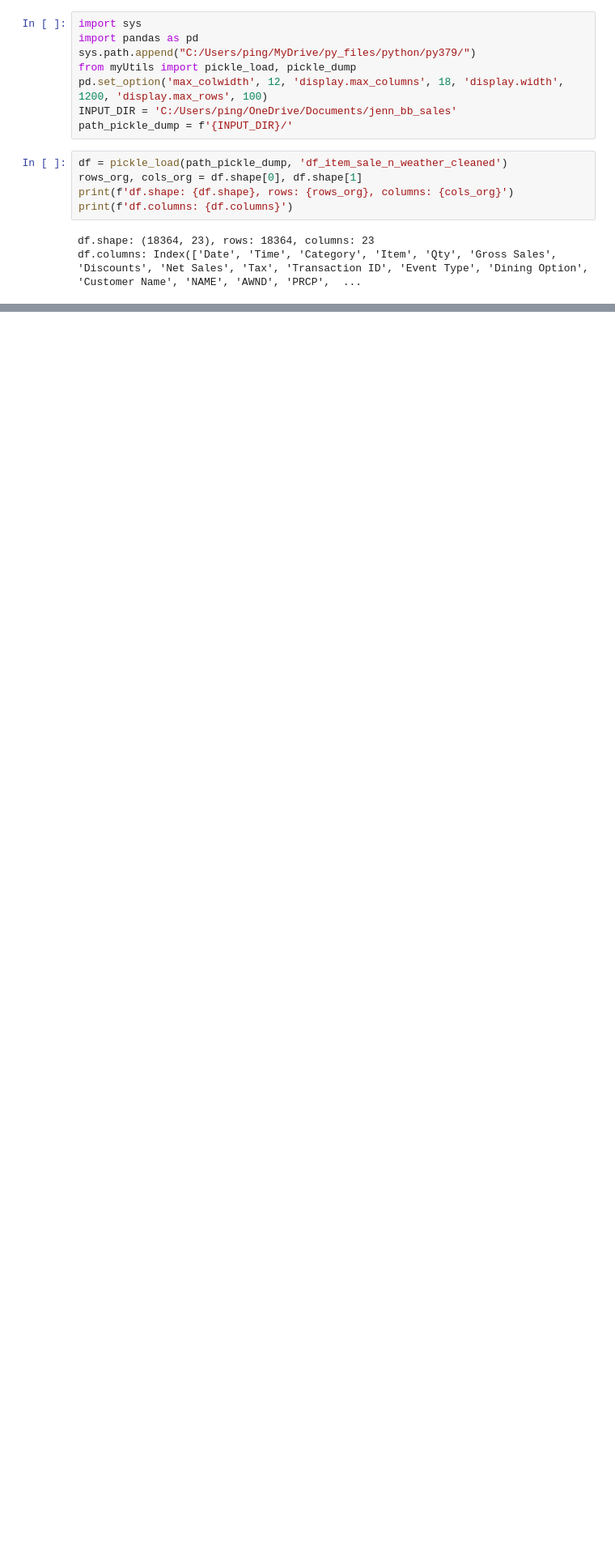
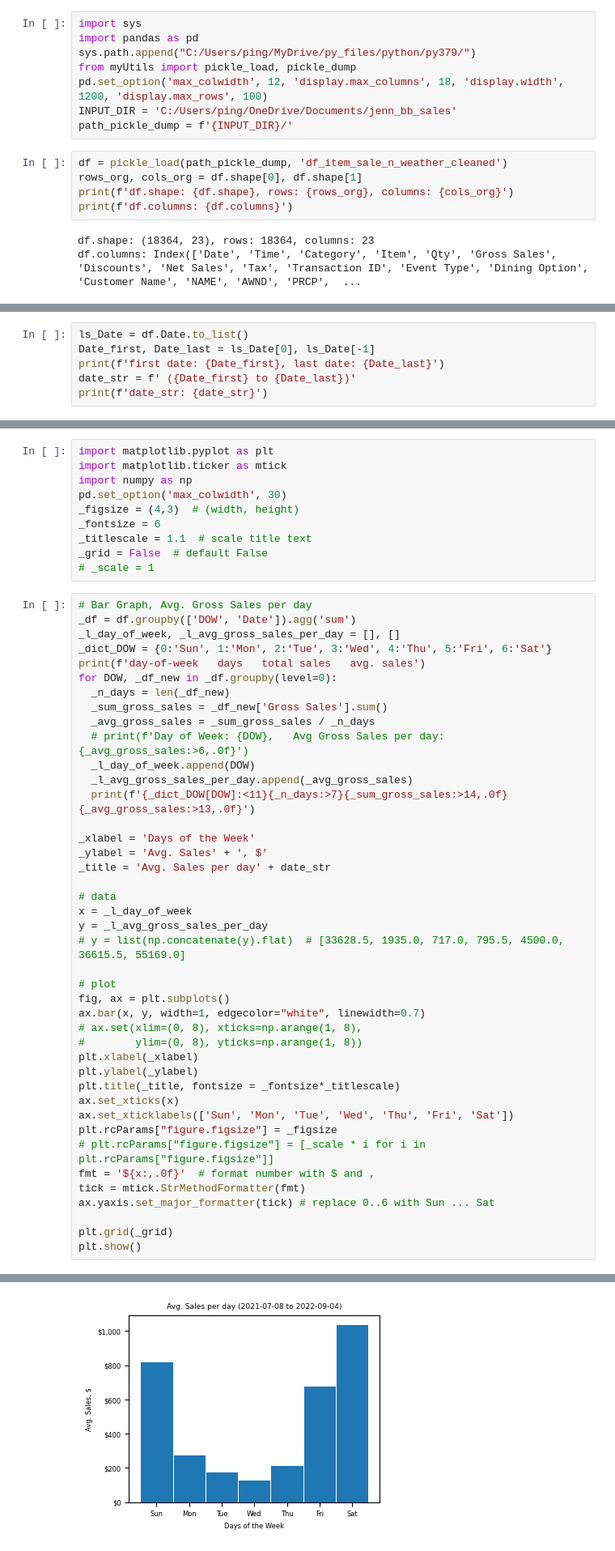
Before and after one commit to pympk/py379, a Jupyter notebook: bb/item_sale_group.ipynb, the cells around one changed output, grey strips where cells are left out. Shown at 81% size. Drawn from its saved outputs; the diff is of its cells as text; blank space fills up the shorter version.

```diff
--- a/bb/item_sale_group.ipynb
+++ b/bb/item_sale_group.ipynb
@@ -186,0 +31,6 @@ df1
+# %%
+ls_Date = df.Date.to_list()
+Date_first, Date_last = ls_Date[0], ls_Date[-1]
+print(f'first date: {Date_first}, last date: {Date_last}')
+date_str = f' ({Date_first} to {Date_last})'
+print(f'date_str: {date_str}')
@@ -186,0 +64,53 @@ df1
+# %%
+import matplotlib.pyplot as plt
+import matplotlib.ticker as mtick
+import numpy as np
+pd.set_option('max_colwidth', 30)
+_figsize = (4,3)  # (width, height)
+_fontsize = 6
+_titlescale = 1.1  # scale title text
+_grid = False  # default False
+# _scale = 1
+# %%
+# Bar Graph, Avg. Gross Sales per day
+_df = df.groupby(['DOW', 'Date']).agg('sum')
+_l_day_of_week, _l_avg_gross_sales_per_day = [], []
+_dict_DOW = {0:'Sun', 1:'Mon', 2:'Tue', 3:'Wed', 4:'Thu', 5:'Fri', 6:'Sat'}
+print(f'day-of-week   days   total sales   avg. sales')
+for DOW, _df_new in _df.groupby(level=0):
+  _n_days = len(_df_new)
+  _sum_gross_sales = _df_new['Gross Sales'].sum()
+  _avg_gross_sales = _sum_gross_sales / _n_days
+  # print(f'Day of Week: {DOW},   Avg Gross Sales per day: {_avg_gross_sales:>6,.0f}')
+  _l_day_of_week.append(DOW)
+  _l_avg_gross_sales_per_day.append(_avg_gross_sales)
+  print(f'{_dict_DOW[DOW]:<11}{_n_days:>7}{_sum_gross_sales:>14,.0f}{_avg_gross_sales:>13,.0f}')
+
+_xlabel = 'Days of the Week'
+_ylabel = 'Avg. Sales' + ', $'
+_title = 'Avg. Sales per day' + date_str
+
+# data
+x = _l_day_of_week
+y = _l_avg_gross_sales_per_day
+# y = list(np.concatenate(y).flat)  # [33628.5, 1935.0, 717.0, 795.5, 4500.0, 36615.5, 55169.0]
+
+# plot
+fig, ax = plt.subplots()
+ax.bar(x, y, width=1, edgecolor="white", linewidth=0.7)
+# ax.set(xlim=(0, 8), xticks=np.arange(1, 8),
+#        ylim=(0, 8), yticks=np.arange(1, 8))
+plt.xlabel(_xlabel)
+plt.ylabel(_ylabel)
+plt.title(_title, fontsize = _fontsize*_titlescale)
+ax.set_xticks(x)
+ax.set_xticklabels(['Sun', 'Mon', 'Tue', 'Wed', 'Thu', 'Fri', 'Sat'])
+plt.rcParams["figure.figsize"] = _figsize
+# plt.rcParams["figure.figsize"] = [_scale * i for i in plt.rcParams["figure.figsize"]]
+fmt = '${x:,.0f}'  # format number with $ and ,
+tick = mtick.StrMethodFormatter(fmt)
+ax.yaxis.set_major_formatter(tick) # replace 0..6 with Sun ... Sat
+
+plt.grid(_grid)
+plt.show()
+# %% [output]
@@ -186,0 +125 @@ df1
+[figure, added]
```
Also changed, not shown: parts of 26 cells of this notebook, 3 other files.
